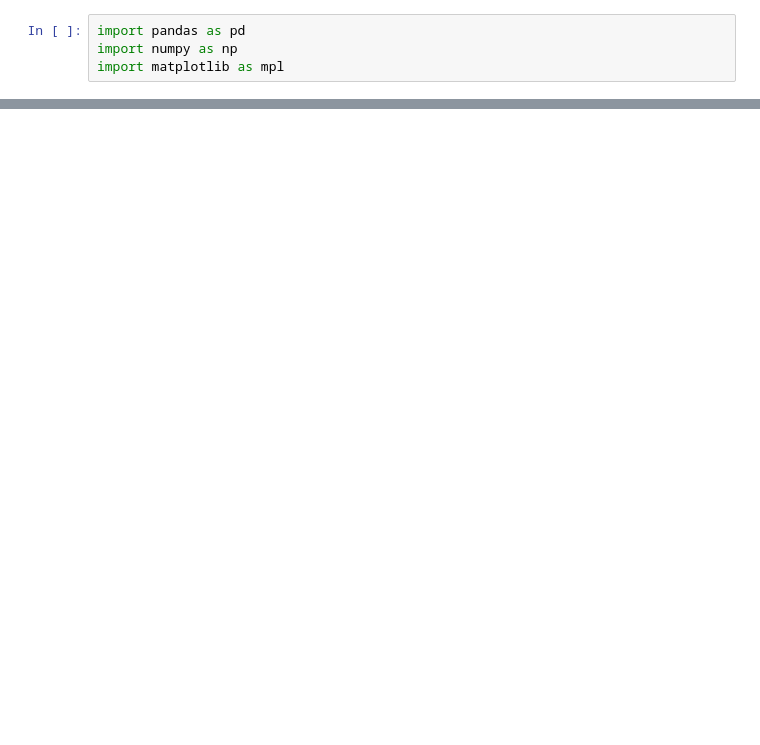
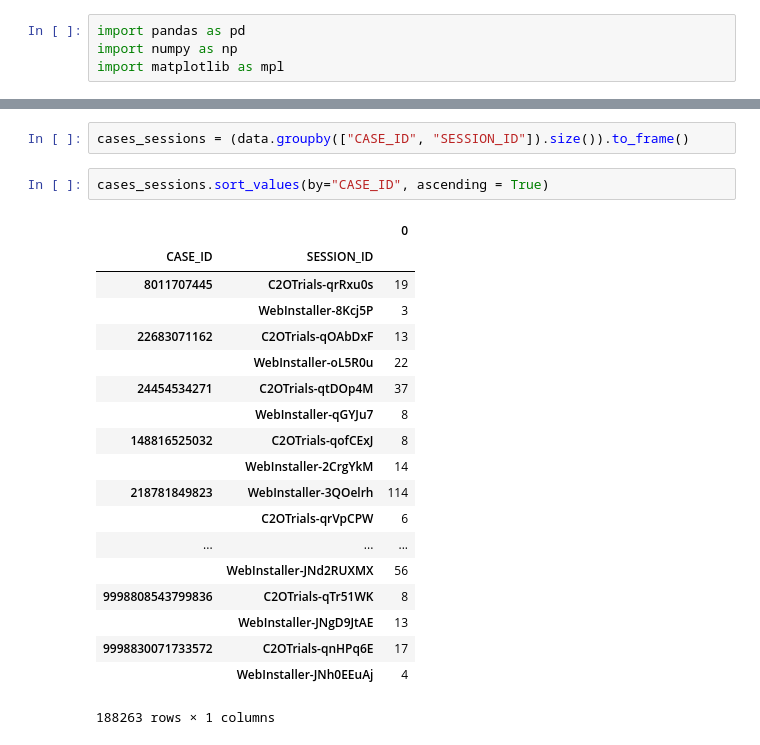
Before and after one commit to ouraimov/EurekaHacks, a Jupyter notebook: Siemens Challenge.ipynb, the cells around one changed output, grey strips where cells are left out. Drawn from its saved outputs; the diff is of its cells as text; blank space fills up the shorter version.

```diff
--- a/Siemens Challenge.ipynb
+++ b/Siemens Challenge.ipynb
@@ -8,0 +56,24 @@ UnicodeDecodeError: 'utf-8' codec can't decode byte 0xfc in position 202: invali
+# %%
+cases_sessions = (data.groupby(["CASE_ID", "SESSION_ID"]).size()).to_frame()
+# %%
+cases_sessions.sort_values(by="CASE_ID", ascending = True)
+# %% [output]
+|  |  | 0 |
+| CASE_ID | SESSION_ID |  |
+| 8011707445 | C2OTrials-qrRxu0s | 19 |
+|  | WebInstaller-8Kcj5P | 3 |
+| 22683071162 | C2OTrials-qOAbDxF | 13 |
+|  | WebInstaller-oL5R0u | 22 |
+| 24454534271 | C2OTrials-qtDOp4M | 37 |
+|  | WebInstaller-qGYJu7 | 8 |
+| 148816525032 | C2OTrials-qofCExJ | 8 |
+|  | WebInstaller-2CrgYkM | 14 |
+| 218781849823 | WebInstaller-3QOelrh | 114 |
+|  | C2OTrials-qrVpCPW | 6 |
+| ... | ... | ... |
+|  | WebInstaller-JNd2RUXMX | 56 |
+| 9998808543799836 | C2OTrials-qTr51WK | 8 |
+|  | WebInstaller-JNgD9JtAE | 13 |
+| 9998830071733572 | C2OTrials-qnHPq6E | 17 |
+|  | WebInstaller-JNh0EEuAj | 4 |
+188263 rows × 1 columns
```
Also changed, not shown: parts of 5 cells of this notebook.
